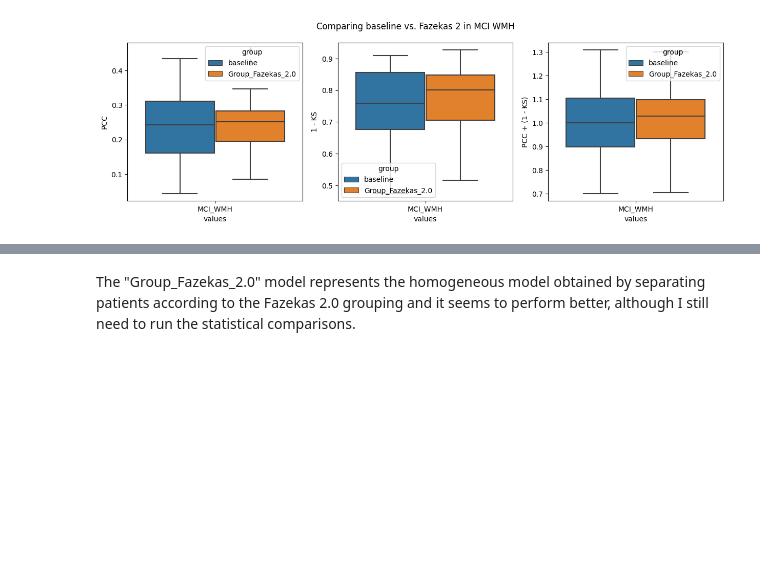
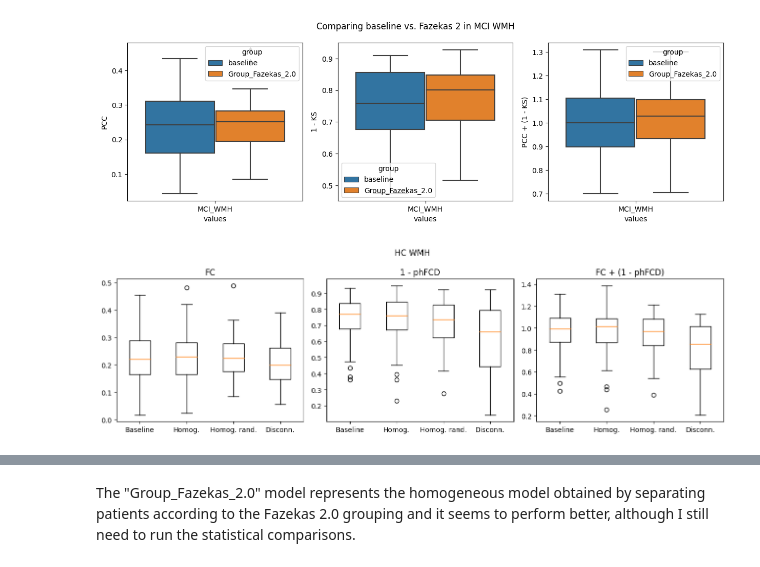
Before and after one commit to dani2442/TMS_in_AD, a Jupyter notebook: 03_modeling_neurolib/petTOAD_exploratory_analysis_evaluate_wmh_groups_ws_-0.1-0.1_bs_-0.025-0.025.ipynb, the cells around one changed output, grey strips where cells are left out. Saved outputs shown, nothing was run; the diff lists cells and outputs as text; code cells hidden in the pictures; blank space fills up the shorter version.

```diff
--- a/03_modeling_neurolib/petTOAD_exploratory_analysis_evaluate_wmh_groups_ws_-0.1-0.1_bs_-0.025-0.025.ipynb
+++ b/03_modeling_neurolib/petTOAD_exploratory_analysis_evaluate_wmh_groups_ws_-0.1-0.1_bs_-0.025-0.025.ipynb
@@ -446,7 +456,7 @@ perform_group_analyses(adnimerge, big_df, "Group_bin", random = False)
 For the Fazekas 2 group, among the tested variables, the best fits are achieved at b = 0.05 and w = 0.067; for MCI with WMH the best b = 0.025 and the best w = 0
 # %%
 fzk2_best_fit_b_hc = -0.012
-fzk2_best_fit_w_hc = 0.03
+fzk2_best_fit_w_hc = 0.05
 fzk2_best_fit_b_mci = 0.0
 fzk2_best_fit_w_mci = -0.02
 
@@ -557,3 +565,35 @@ Try using .loc[row_indexer,col_indexer] = value instead
 See the caveats in the documentation: https://pandas.pydata.org/pandas-docs/stable/user_guide/indexing.html#returning-a-view-versus-a-copy
   compare_df_mci_baseline["group"] = compare_df_mci_baseline["group"].replace(
 [figure]
+# %%
+big_df
+df_boxplot = pd.merge(
+    big_df, adnimerge[["PTID", "Group_Fazekas_2.0", "Group_Fazekas_1.0"]], on="PTID"
+)
+# %%
+plt.figure(figsize = (13, 4))
+plt.subplot(131)
+boxplot_hc_rand_fc = df_boxplot[(df_boxplot["Group_Fazekas_1.0"] == "CN_WMH") & (df_boxplot["b"] == fzk1_best_fit_b_hc) & (df_boxplot["w"] == fzk1_best_fit_w_hc)]["fc_pearson_rand"]
+boxplot_hc_sc_fc = df_boxplot[(df_boxplot["Group_Fazekas_1.0"] == "CN_WMH")]["fc_pearson_sc_y"]
+plt.boxplot([compare_df_hc_baseline["fc_pearson"], compare_df_hc1["fc_pearson"], boxplot_hc_rand_fc, boxplot_hc_sc_fc]);
+plt.xticks([1,2,3,4],["Baseline", "Homog.", "Homog. rand.", "Disconn."]);
+plt.title("FC")
+
+plt.subplot(132)
+boxplot_hc_rand_phfcd = df_boxplot[(df_boxplot["Group_Fazekas_1.0"] == "CN_WMH") & (df_boxplot["b"] == fzk1_best_fit_b_hc) & (df_boxplot["w"] == fzk1_best_fit_w_hc)]["phfcd_ks_rand"]
+boxplot_hc_sc_phfcd = df_boxplot[(df_boxplot["Group_Fazekas_1.0"] == "CN_WMH")]["phfcd_ks_sc_y"]
+plt.boxplot([compare_df_hc_baseline["phfcd_ks"], compare_df_hc1["phfcd_ks"], boxplot_hc_rand_phfcd, boxplot_hc_sc_phfcd]);
+plt.xticks([1,2,3,4],["Baseline", "Homog.", "Homog. rand.", "Disconn."]);
+plt.title("1 - phFCD")
+
+plt.subplot(133)
+plt.boxplot([compare_df_hc_baseline["fc_pearson"] + compare_df_hc_baseline["phfcd_ks"],
+            compare_df_hc1["fc_pearson"] + compare_df_hc1["phfcd_ks"],
+            boxplot_hc_rand_fc + boxplot_hc_rand_phfcd,
+            boxplot_hc_sc_fc + boxplot_hc_sc_phfcd]);
+plt.xticks([1,2,3,4],["Baseline", "Homog.", "Homog. rand.", "Disconn."]);
+plt.title("FC + (1 - phFCD)")
+plt.suptitle("HC WMH")
+plt.tight_layout()
+# %% [output]
+[figure, added]
```
Also changed, not shown: parts of 7 cells of this notebook.
